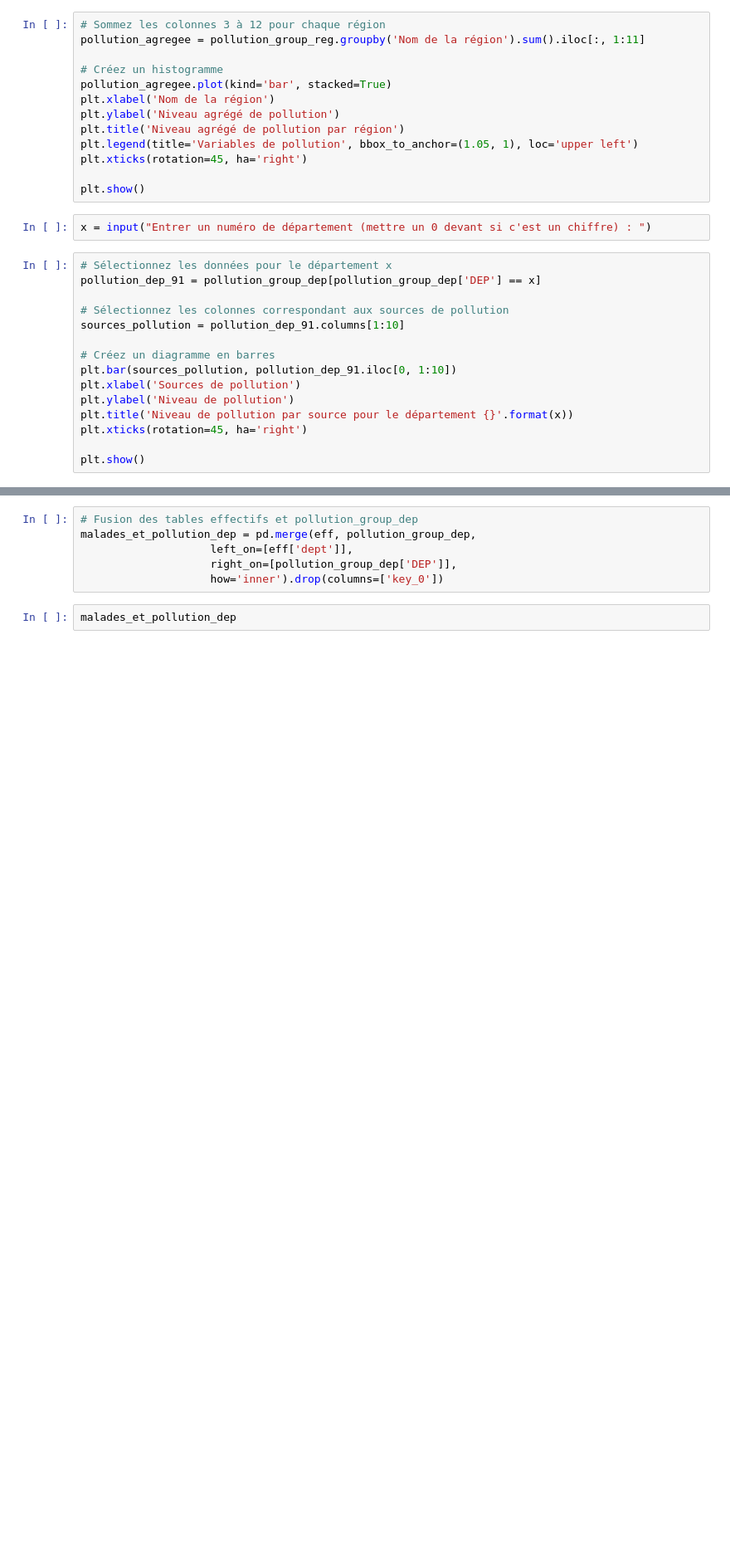
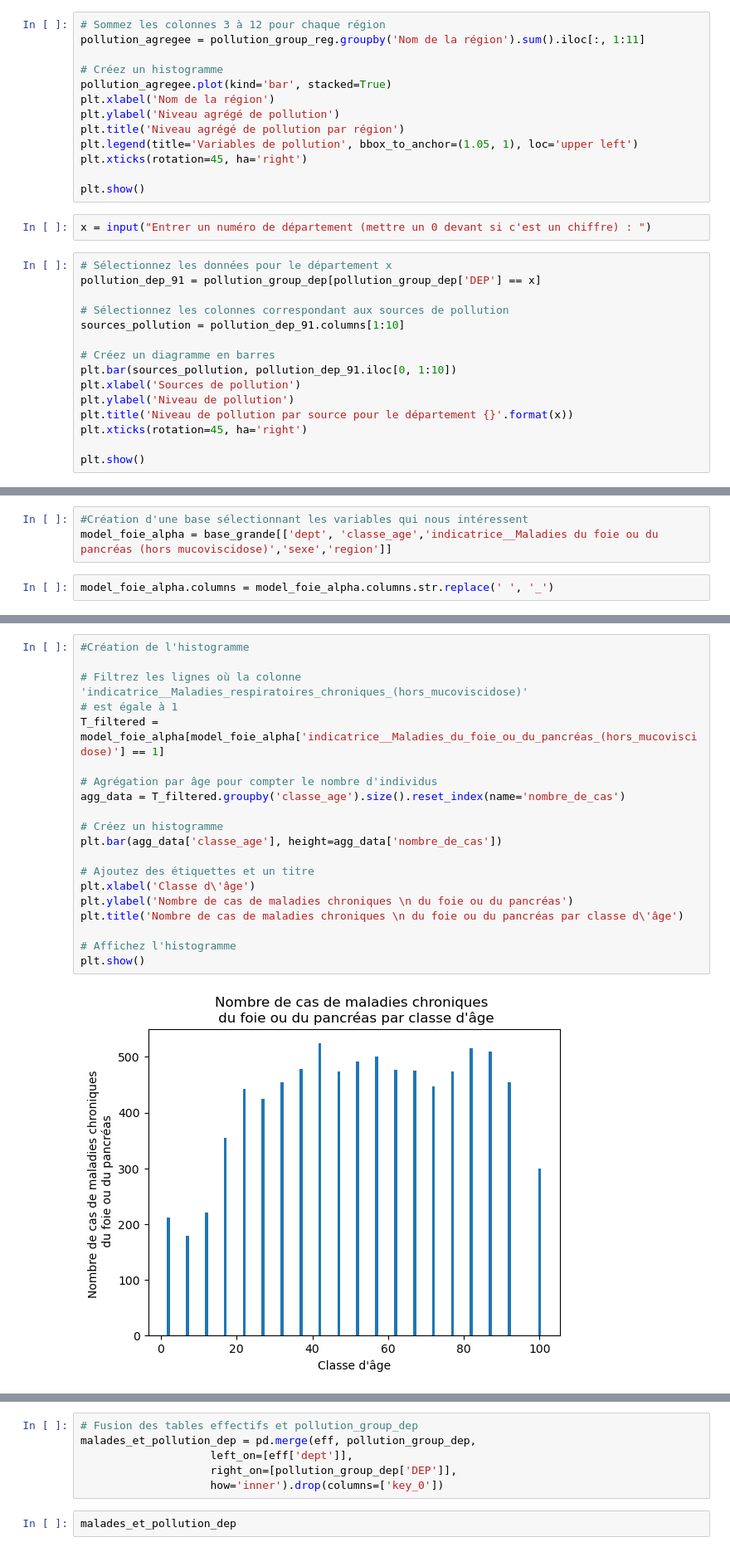
Before and after one commit to tpaquier/Python_DS, a Jupyter notebook: Stat desc.ipynb, the cells around one changed output, grey strips where cells are left out. Shown: that part at 83% size. Cells and saved outputs as stored; diff of their text form; blank space fills up the shorter version.

Commit message:
Synthèse avec des stat d'Enzo
Ajout des stat d'Enzo dans le fichier qui contenait les stat de Gabrielle.

```diff
--- a/Stat desc.ipynb
+++ b/Stat desc.ipynb
@@ -180,0 +253,5 @@ plt.show()
+# %%
+#Création d'une base sélectionnant les variables qui nous intéressent
+model_foie_alpha = base_grande[['dept', 'classe_age','indicatrice__Maladies du foie ou du pancréas (hors mucoviscidose)','sexe','region']]
+# %%
+model_foie_alpha.columns = model_foie_alpha.columns.str.replace(' ', '_')
@@ -180,0 +297,22 @@ plt.show()
+# %%
+#Création de l'histogramme
+
+# Filtrez les lignes où la colonne 'indicatrice__Maladies_respiratoires_chroniques_(hors_mucoviscidose)'
+# est égale à 1
+T_filtered = model_foie_alpha[model_foie_alpha['indicatrice__Maladies_du_foie_ou_du_pancréas_(hors_mucoviscidose)'] == 1]
+
+# Agrégation par âge pour compter le nombre d'individus
+agg_data = T_filtered.groupby('classe_age').size().reset_index(name='nombre_de_cas')
+
+# Créez un histogramme
+plt.bar(agg_data['classe_age'], height=agg_data['nombre_de_cas'])
+
+# Ajoutez des étiquettes et un titre
+plt.xlabel('Classe d\'âge')
+plt.ylabel('Nombre de cas de maladies chroniques \n du foie ou du pancréas')
+plt.title('Nombre de cas de maladies chroniques \n du foie ou du pancréas par classe d\'âge')
+
+# Affichez l'histogramme
+plt.show()
+# %% [output]
+[figure, added]
```
Also changed, not shown: parts of 13 cells of this notebook.
